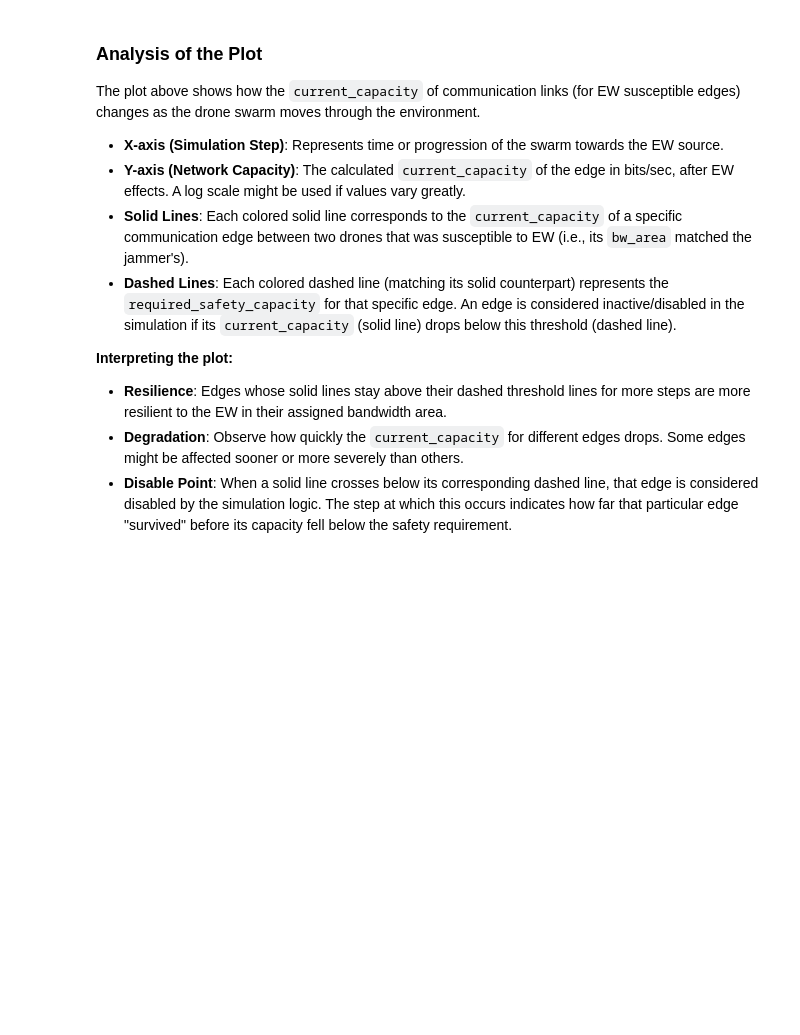
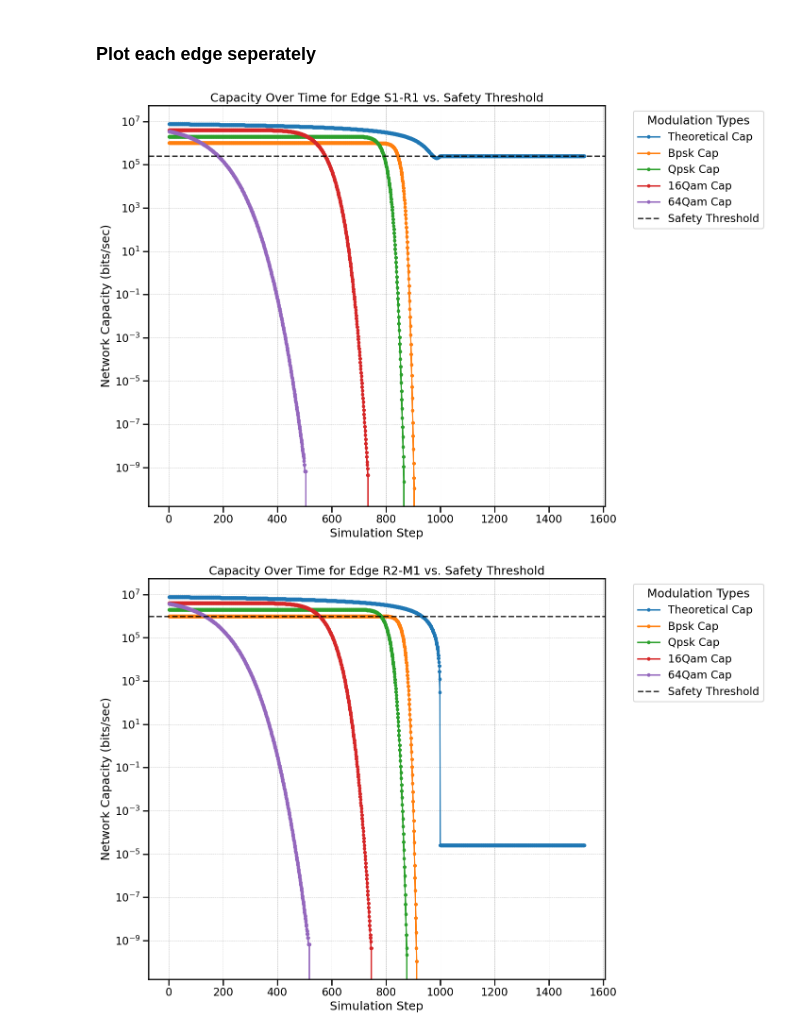
Before and after one commit to Sanexi/drone-network-ew-sim, a Jupyter notebook: analysis.ipynb, the cells around one changed output. Saved outputs shown, nothing was run; the diff lists cells and outputs as text; code cells hidden in the pictures; blank space fills up the shorter version.

```diff
--- a/analysis.ipynb
+++ b/analysis.ipynb
@@ -206,14 +248,48 @@ else:
-# %% [markdown]
-### Analysis of the Plot
-
-The plot above shows how the `current_capacity` of communication links (for EW susceptible edges) changes as the drone swarm moves through the environment.
-
-- **X-axis (Simulation Step)**: Represents time or progression of the swarm towards the EW source.
-- **Y-axis (Network Capacity)**: The calculated `current_capacity` of the edge in bits/sec, after EW effects. A log scale might be used if values vary greatly.
-- **Solid Lines**: Each colored solid line corresponds to the `current_capacity` of a specific communication edge between two drones that was susceptible to EW (i.e., its `bw_area` matched the jammer's).
-- **Dashed Lines**: Each colored dashed line (matching its solid counterpart) represents the `required_safety_capacity` for that specific edge. An edge is considered inactive/disabled in the simulation if its `current_capacity` (solid line) drops below this threshold (dashed line).
-
-**Interpreting the plot:**
-- **Resilience**: Edges whose solid lines stay above their dashed threshold lines for more steps are more resilient to the EW in their assigned bandwidth area.
-- **Degradation**: Observe how quickly the `current_capacity` for different edges drops. Some edges might be affected sooner or more severely than others.
-- **Disable Point**: When a solid line crosses below its corresponding dashed line, that edge is considered disabled by the simulation logic. The step at which this occurs indicates how far that particular edge "survived" before its capacity fell below the safety requirement.
+# %% [markdown]
+### Plot each edge seperately
+# %%
+if 'susceptible_df' in locals() and not susceptible_df.empty and 'capacity_columns' in globals() and capacity_columns:
+    unique_edges = susceptible_df['edge_label'].unique()
+    palette = sns.color_palette('tab10', n_colors=len(capacity_columns))  # Color palette for modulations
+
+    for edge_label_str in unique_edges:  # Outer loop for each unique edge
+        edge_data = susceptible_df[susceptible_df['edge_label'] == edge_label_str]
+
+        if edge_data.empty:
+            continue
+
+        plt.figure(figsize=(18, 10))  # New figure for each edge
+
+        for i, cap_col_name in enumerate(capacity_columns):  # Inner loop for each modulation type
+            if cap_col_name not in edge_data.columns:
+                continue
+
+            # 1. Plot capacity line for the current modulation type
+            plt.plot(edge_data['step'], edge_data[cap_col_name], marker='.', linestyle='-',
+                     color=palette[i], label=cap_col_name.replace('_', ' ').title())
+
+        # 2. Plot safety threshold line for the current edge (only one, independent of modulation)
+        safety_threshold = edge_data['required_safety_capacity'].iloc[0]
+        plt.axhline(y=safety_threshold, color='black', linestyle='--', alpha=0.8, label='Safety Threshold')
+
+        # --- Settings for the current edge plot ---
+        plt.title(f'Capacity Over Time for Edge {edge_label_str} vs. Safety Threshold')
+        plt.xlabel('Simulation Step')
+        plt.ylabel('Network Capacity (bits/sec)')
+        plt.grid(True, which='both', linestyle='--', linewidth=0.5)
+        plt.legend(title='Modulation Types', bbox_to_anchor=(1.05, 1), loc='upper left')
+        plt.tight_layout(rect=[0, 0, 0.80, 1])
+        plt.yscale('log')  # Optional depending on data spread
+        plt.show()
+
+elif 'susceptible_df' in locals() and susceptible_df.empty:
+    print("No susceptible edges were found in the data (is_ew_susceptible was always False).")
+    print("This could mean the jammer's selected BW area did not match any edge's BW area, or no edges were marked as susceptible.")
+    print("Check the 'EW_JAMMER_ACTUAL_BW_AREA' parameter, edge 'bw_area' values, and 'is_ew_susceptible' column.")
+elif not ('capacity_columns' in globals() and capacity_columns):
+    print("No capacity columns were identified for plotting. Please check column names in the CSV and script.")
+else:
+    print("No susceptible edge data to plot or 'susceptible_df' not created.")
+# %% [output]
+[figure, added]
+[figure, added]
```
Also changed, not shown: parts of 15 cells of this notebook, 3 other files.
